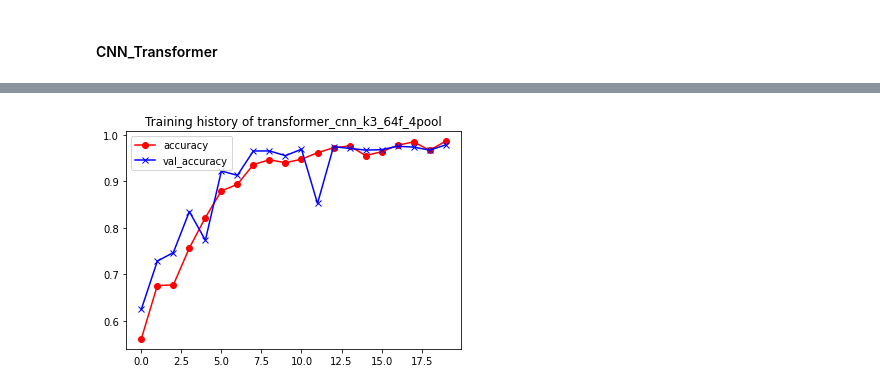
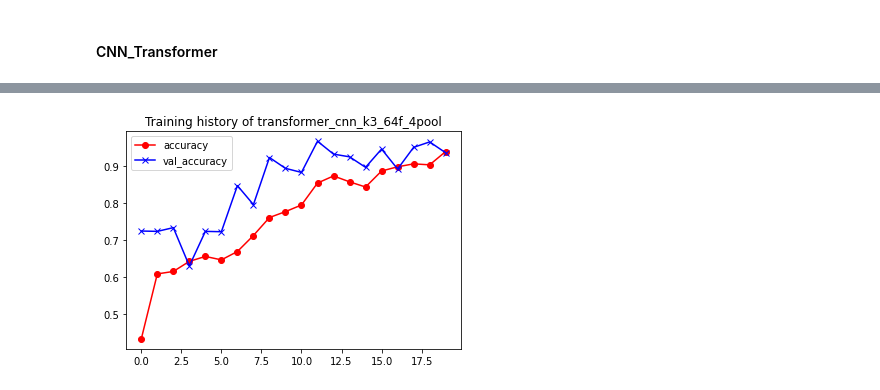
Before and after one commit to Moeinh77/Virus-DNA-classification-BERT, a Jupyter notebook: training.ipynb, the cells around one changed output, grey strips where cells are left out. Saved outputs shown, nothing was run; the diff lists cells and outputs as text; code cells hidden in the pictures.

```diff
--- a/training.ipynb
+++ b/training.ipynb
@@ -219,10 +233,13 @@ lr_decay = tf.keras.callbacks.ReduceLROnPlateau(
 adam_opt = tf.keras.optimizers.Adam(learning_rate= 3e-3)
 # %%
 def evaluate_model(model, model_name):
-    model.load_weights('weights/'+model_name)
+    model.load_weights('weights/'+model_name) # loads the best weight before evaluating
     for i in range(5):
-        print('Test set {} results:'.format(test_indicies[i]))
+        print('Test set {} F1 score:'.format(test_indicies[i]))
+        preds = np.argmax(model.predict(X_test[i], batch_size=4), axis = 1)
+        score = f1_score(Y_test[i], preds, average = 'weighted')
+        print(score)
         with open('results/'+model_name+'_test_results.txt','a') as f:
-            f.write('Test set '+str(test_indicies[i])+' results:')
-            f.write('\n'+str(model.evaluate(X_test[i], Y_test[i], batch_size=4)))
+            f.write('Test set '+str(test_indicies[i])+'F1 score:')
+            f.write('\n'+str(score))
             f.write('\n')
@@ -229,7 +255,6 @@ def evaluate_model(model, model_name):
 # %%
 def plot_history(history, model_name):
-    print('Highest train acc: {:.3f} epoch: {}\n\
-           Highest val acc: {:.3f} epoch {}'\
+    print('Highest train acc: {:.3f} epoch: {}\nHighest val acc: {:.3f} epoch: {}'\
         .format(max(history.history['accuracy']), np.argmax(np.array(history.history['accuracy'])),
                 max(history.history['val_accuracy']), np.argmax(np.array(history.history['val_accuracy']))))
 
@@ -242,2 +272,4 @@ def plot_history(history, model_name):
+# %%
+metrics = ['accuracy']
 # %% [markdown]
 #### CNN_Transformer
@@ -244,2 +278,2 @@ def plot_history(history, model_name):
 # %%
-eps = 15
+eps = 20 #15
@@ -318,17 +326,17 @@ Test set 1 results:
 # %%
-model_name = model_names[2]
+model_name = model_names[1]
 print(model_name)
 check_point = make_checkpointer(model_name)
 
 
 model = create_model_cnn_transformer(cnn_filters=64, pool_window=4)
 
-model.compile(optimizer= adam_opt, loss= "sparse_categorical_crossentropy", metrics=["accuracy"])
+model.compile(optimizer= adam_opt, loss= "sparse_categorical_crossentropy", metrics=metrics)
 
 history = model.fit(X_train, Y_train,
                     batch_size=4, epochs=eps,
                     validation_data=(X_test[0], Y_test[0]),
-                    callbacks = [check_point])
+                    callbacks = [check_point, lr_decay])
 
 plot_history(history, model_name)
 evaluate_model(model, model_name)
@@ -355 +363 @@ Highest train acc: 0.9860000014305115 | Highest val acc: 0.9779816269874573
-[figure, old version]
+[figure, new version]
```
Also changed, not shown: parts of 15 cells of this notebook.
